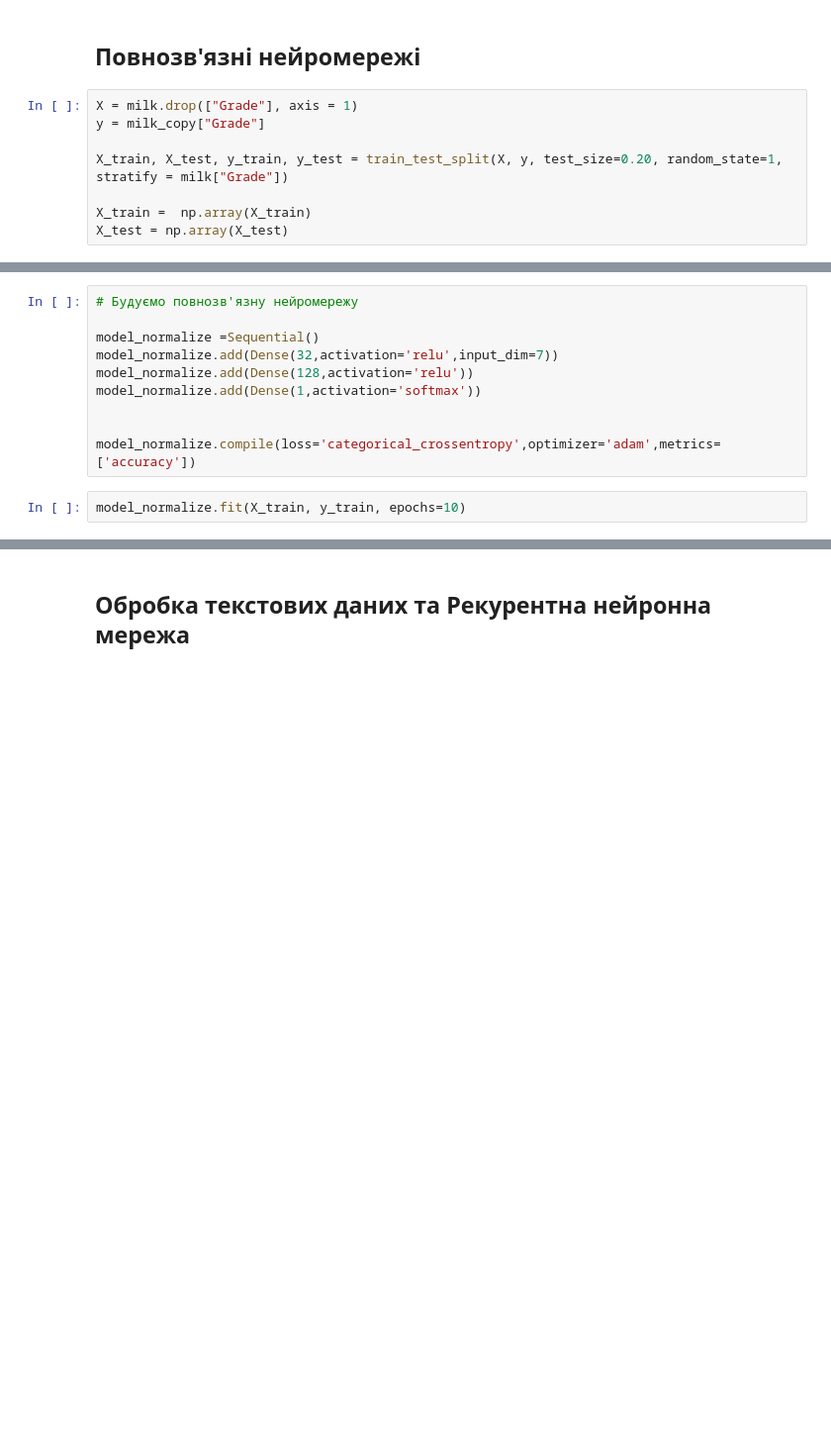
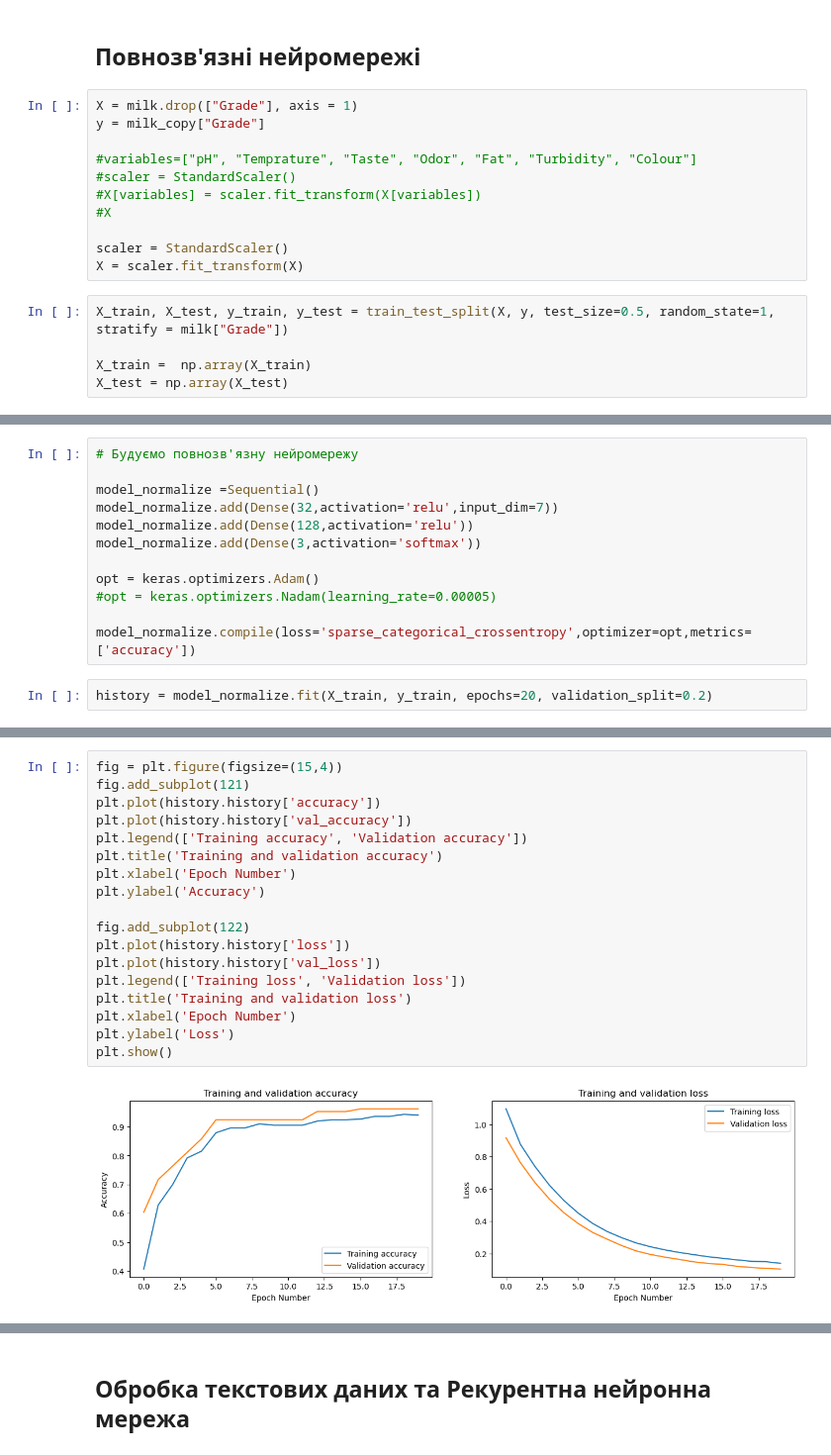
Before and after one commit to OlgaKovalchuk/Data-analysis, a Jupyter notebook: Lab 3/Lab_3_Нейромережі.ipynb, the cells around one changed output, grey strips where cells are left out. Shown at 99% size. Drawn from its saved outputs; the diff is of its cells as text; blank space fills up the shorter version.

```diff
--- a/Lab 3/Lab_3_Нейромережі.ipynb
+++ b/Lab 3/Lab_3_Нейромережі.ipynb
@@ -121,11 +121,19 @@ for feature in categorical_features:
 [0 1 2]
 # %% [markdown]
 ## Повнозв'язні нейромережі
+# %%
+X = milk.drop(["Grade"], axis = 1)
+y = milk_copy["Grade"]
+
+#variables=["pH", "Temprature", "Taste", "Odor", "Fat", "Turbidity", "Colour"]
+#scaler = StandardScaler()
+#X[variables] = scaler.fit_transform(X[variables])
+#X
+
+scaler = StandardScaler()
+X = scaler.fit_transform(X)
 # %%
-X = milk.drop(["Grade"], axis = 1)
-y = milk_copy["Grade"]
-
-X_train, X_test, y_train, y_test = train_test_split(X, y, test_size=0.20, random_state=1, stratify = milk["Grade"])
+X_train, X_test, y_train, y_test = train_test_split(X, y, test_size=0.5, random_state=1, stratify = milk["Grade"])
 
 X_train =  np.array(X_train)
 X_test = np.array(X_test)
@@ -138,10 +159,12 @@ data_normalization.adapt(X_train)
 model_normalize =Sequential()
 model_normalize.add(Dense(32,activation='relu',input_dim=7))
 model_normalize.add(Dense(128,activation='relu'))
-model_normalize.add(Dense(1,activation='softmax'))
+model_normalize.add(Dense(3,activation='softmax'))
 
+opt = keras.optimizers.Adam()
+#opt = keras.optimizers.Nadam(learning_rate=0.00005)
 
-model_normalize.compile(loss='categorical_crossentropy',optimizer='adam',metrics=['accuracy'])
+model_normalize.compile(loss='sparse_categorical_crossentropy',optimizer=opt,metrics=['accuracy'])
 # %%
-model_normalize.fit(X_train, y_train, epochs=10)
+history = model_normalize.fit(X_train, y_train, epochs=20, validation_split=0.2)
 # %% [output]
@@ -169,3 +188,23 @@ Epoch 10/10
+# %%
+fig = plt.figure(figsize=(15,4))
+fig.add_subplot(121)
+plt.plot(history.history['accuracy'])
+plt.plot(history.history['val_accuracy'])
+plt.legend(['Training accuracy', 'Validation accuracy'])
+plt.title('Training and validation accuracy')
+plt.xlabel('Epoch Number')
+plt.ylabel('Accuracy')
+
+fig.add_subplot(122)
+plt.plot(history.history['loss'])
+plt.plot(history.history['val_loss'])
+plt.legend(['Training loss', 'Validation loss'])
+plt.title('Training and validation loss')
+plt.xlabel('Epoch Number')
+plt.ylabel('Loss')
+plt.show()
+# %% [output]
+[figure, added]
 # %%
 model_normalize.evaluate(X_test, y_test)
 # %% [output]
```
Also changed, not shown: parts of 7 cells of this notebook.
